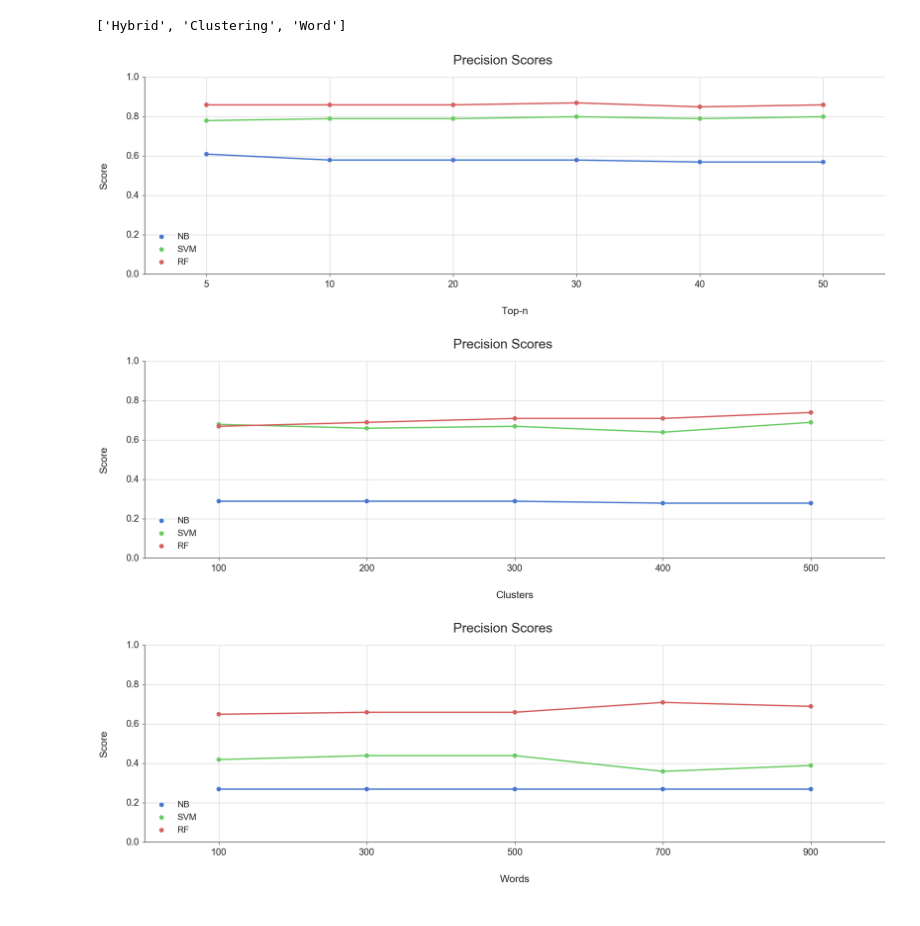
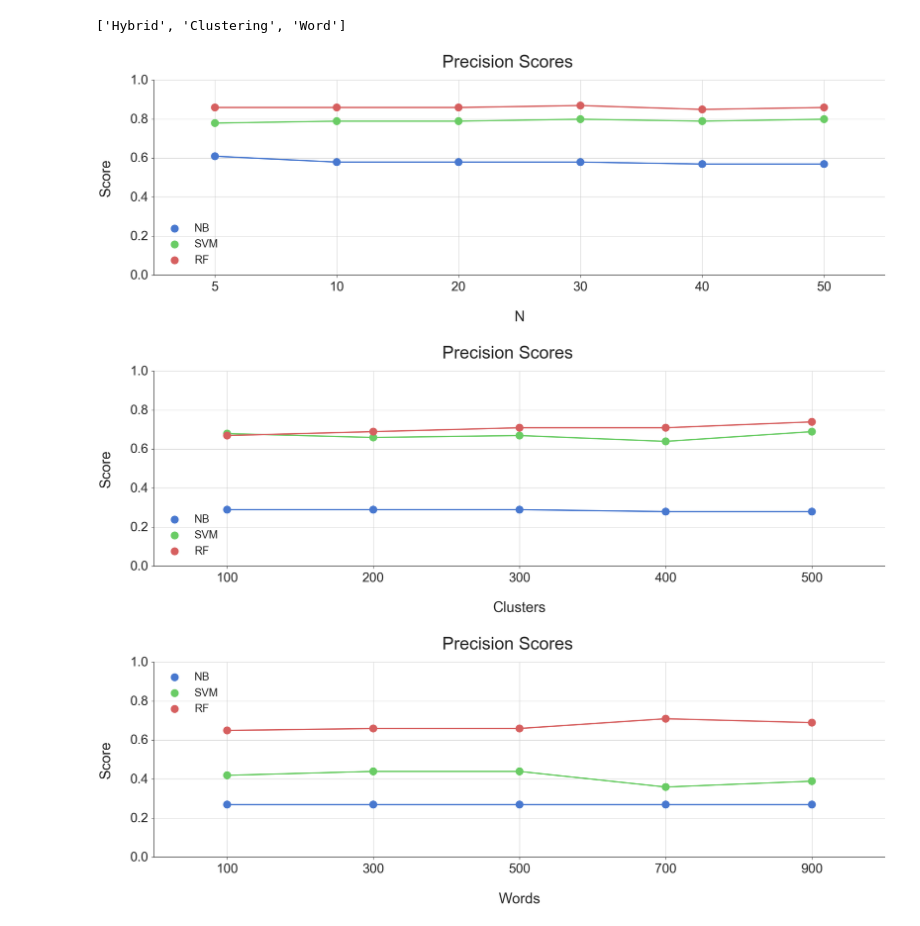
Before and after one commit to tazeek/BullyDetect, a Jupyter notebook: Python Notebooks/Hypothesis Testing.ipynb, the cells around one changed output. Drawn from its saved outputs; the diff is of its cells as text; code cells hidden in the pictures.

```diff
--- a/Python Notebooks/Hypothesis Testing.ipynb
+++ b/Python Notebooks/Hypothesis Testing.ipynb
@@ -71,7 +71,7 @@ def createPointPlot(df, legend_loc, column):
     top_n = df[column]
 
     # Matplotlib variables
-    FONT_SIZE = 30
+    FONT_SIZE = 40
     PADDING = 40
 
     fig = sns.pointplot(x=column, y='value', hue='model', palette="muted",
@@ -83,31 +83,32 @@ def createPointPlot(df, legend_loc, column):
     plt.xlabel("...", labelpad=PADDING)
     plt.ylabel("...", labelpad=PADDING)
     plt.ylim(ymin=0, ymax=1.0)
+    plt.setp(fig.collections, sizes=[250])
     plt.figtext(.5,.95,title, fontsize=FONT_SIZE, ha='center')
     plt.grid(True)
 
-    sns.set_context("notebook", font_scale=2.1)
+    sns.set_context("notebook", font_scale=3)
     sns.set_style('ticks')
     sns.despine()
 
     fig.set(ylabel="Score")
     fig.set_xticklabels(labels=top_n)
     fig.set(xlabel=column[0].upper() + column[1:])
-    fig.axes.legend(loc=legend_loc, prop={'size': 20})
+    fig.axes.legend(loc=legend_loc, fontsize = 25)
 # %%
 # Parse the accuracy sheet
 # Transform the sheet into a standard dataframe
 # Then, create the plot and display the results
 
-transformed_df = standardizeDataFrame(xls.parse('Hybrid'), 'top-n')
+transformed_df = standardizeDataFrame(xls.parse('Hybrid'), 'n')
 
 # Create the point plot
-createPointPlot(transformed_df, 'lower left', 'top-n')
+createPointPlot(transformed_df, 'lower left', 'n')
 
 # Show the plot and the results in table
 plt.show()
 # %% [output]
-[figure, old version]
+[figure, new version]
 # %%
 # Parse the accuracy sheet
 # Transform the sheet into a standard dataframe
@@ -121,18 +122,18 @@ createPointPlot(transformed_df, 'lower left', 'clusters')
 # Show the plot and the results in table
 plt.show()
 # %% [output]
-[figure, old version]
+[figure, new version]
 # %%
 # Parse the accuracy sheet
 # Transform the sheet into a standard dataframe
 # Then, create the plot and display the results
 
 transformed_df = standardizeDataFrame(xls.parse('Word'), 'words')
 
 # Create the point plot
-createPointPlot(transformed_df, 'lower left', 'words')
+createPointPlot(transformed_df, 'upper left', 'words')
 
 # Show the plot and the results in table
 plt.show()
 # %% [output]
-[figure, old version]
+[figure, new version]
```
